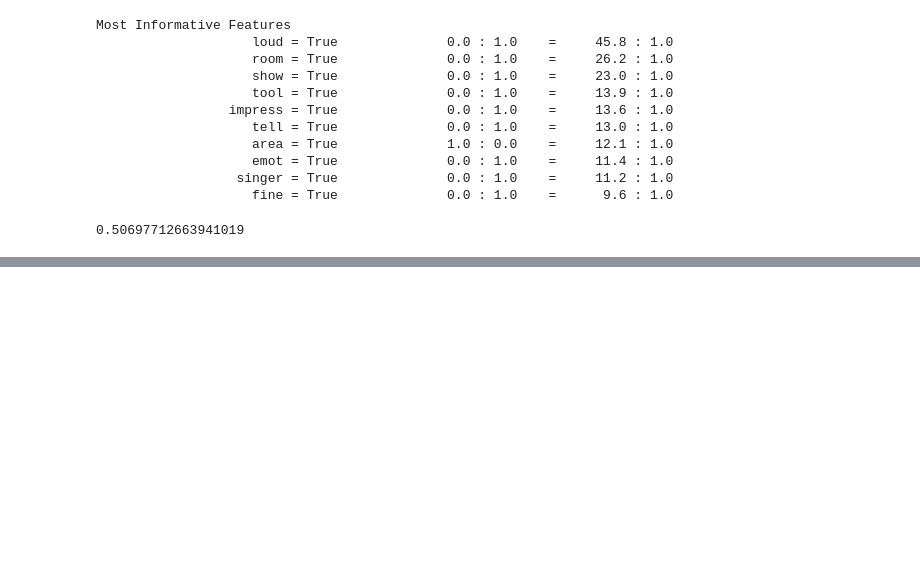
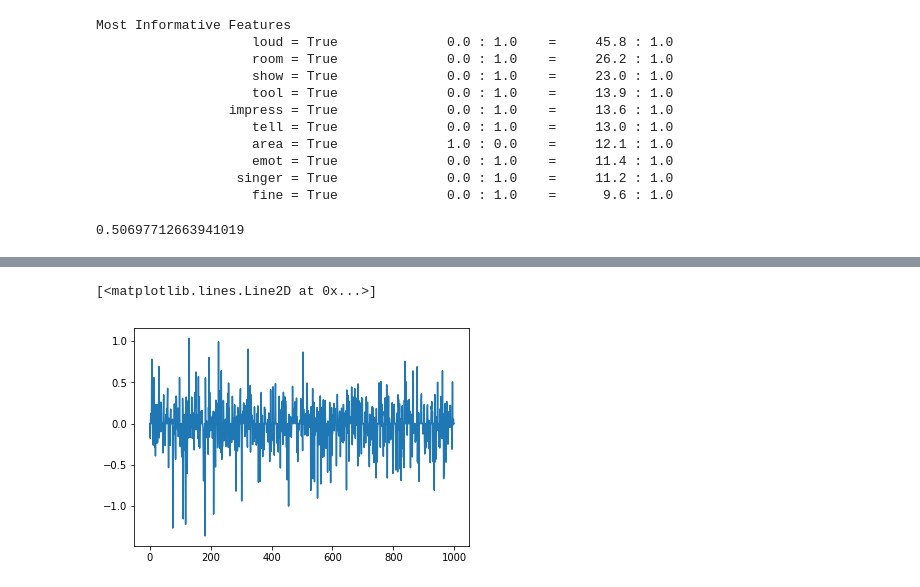
Before and after one commit to bhoscheit/CS-155-Miniproject-1, a Jupyter notebook: EDA.ipynb, the cells around one changed output, grey strips where cells are left out. Drawn from its saved outputs; the diff is of its cells as text; code cells hidden in the pictures; blank space fills up the shorter version.

```diff
--- a/EDA.ipynb
+++ b/EDA.ipynb
@@ -772,0 +1489,8 @@ nltk.classify.accuracy(classifier, sent)
+# %%
+# Before feature reduction
+
+ws =  clf.best_estimator_.coef_
+plt.plot(range(len(ws[0])), ws[0])
+# %% [output]
+[<matplotlib.lines.Line2D at 0x...>]
+[figure, added]
```
Also changed, not shown: parts of 149 cells of this notebook.
